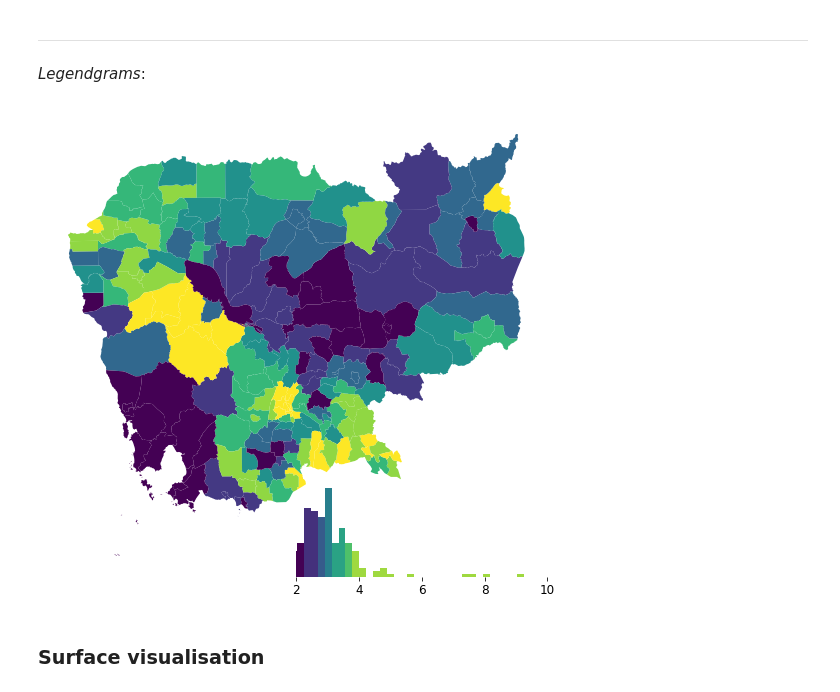
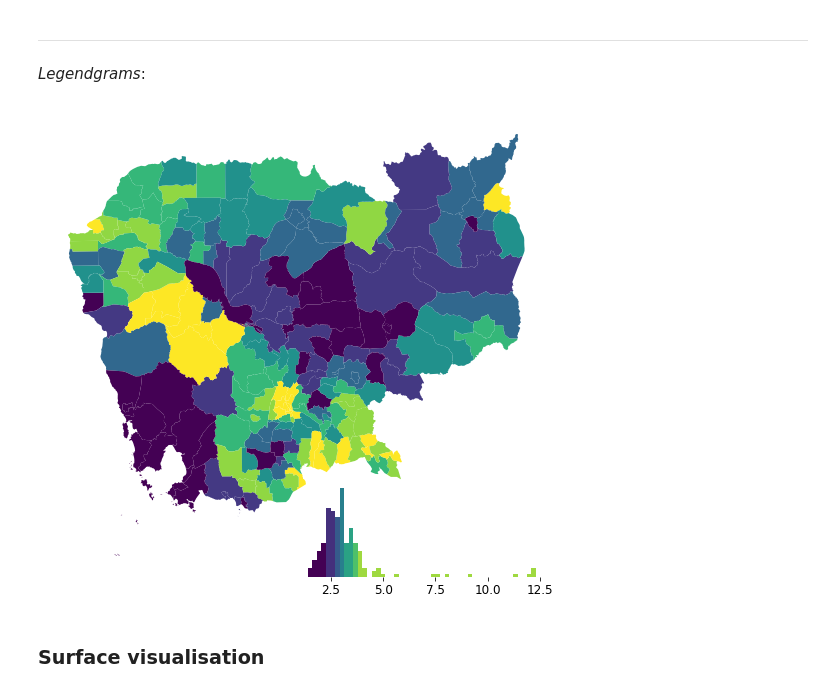
Before and after one commit to darribas/gds4ae, a Jupyter notebook: content/notebooks/03-Geovisualisation.ipynb, the cells around one changed output. Cells and saved outputs as stored; diff of their text form; code cells hidden in the pictures.

Commit message:
Adapt legendgram and re-run geoviz. Fixes #1

```diff
--- a/content/notebooks/03-Geovisualisation.ipynb
+++ b/content/notebooks/03-Geovisualisation.ipynb
@@ -349,25 +349,24 @@ db.assign(
 # %%
 f, ax = plt.subplots(figsize=(9, 9))
 
 classi = mc.Quantiles(db["no2_viz"], k=7)
 
 db.assign(
     classes=classi.yb
 ).plot("classes", ax=ax)
 
 legendgram(
     f,                   # Figure object
     ax,                  # Axis object of the map
     db["no2_viz"],       # Values for the histogram
     classi.bins,         # Bin boundaries
     pal=palmpl.Viridis_7,# color palette (as palettable object)
     legend_size=(.5,.2), # legend size in fractions of the axis
     loc = 'lower right', # matplotlib-style legend locations
-    clip = (2,10)        # clip the displayed range of the histogram
 )
 ax.set_axis_off();
 # %% [output]
-[figure, old version]
+[figure, new version]
 # %% [markdown]
 ### Surface visualisation
 # %% [markdown]
```
Also changed, not shown: parts of 2 cells of this notebook.
